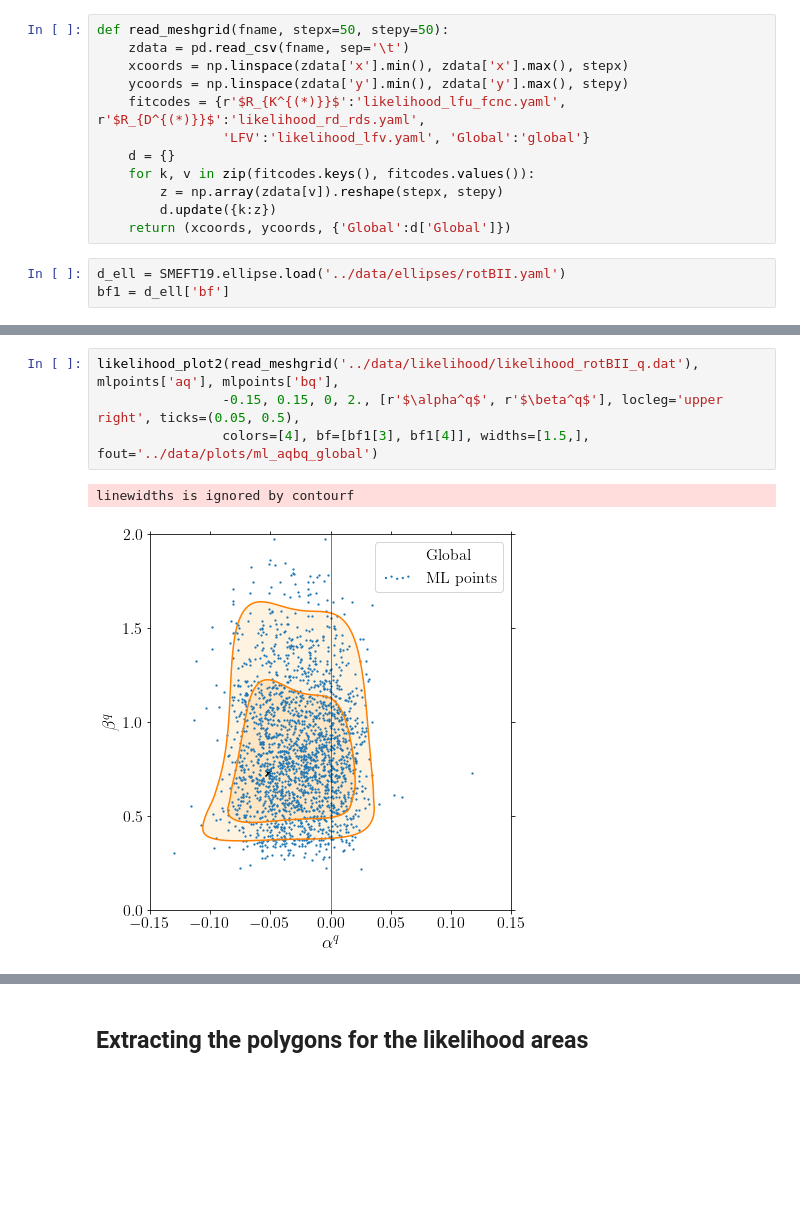
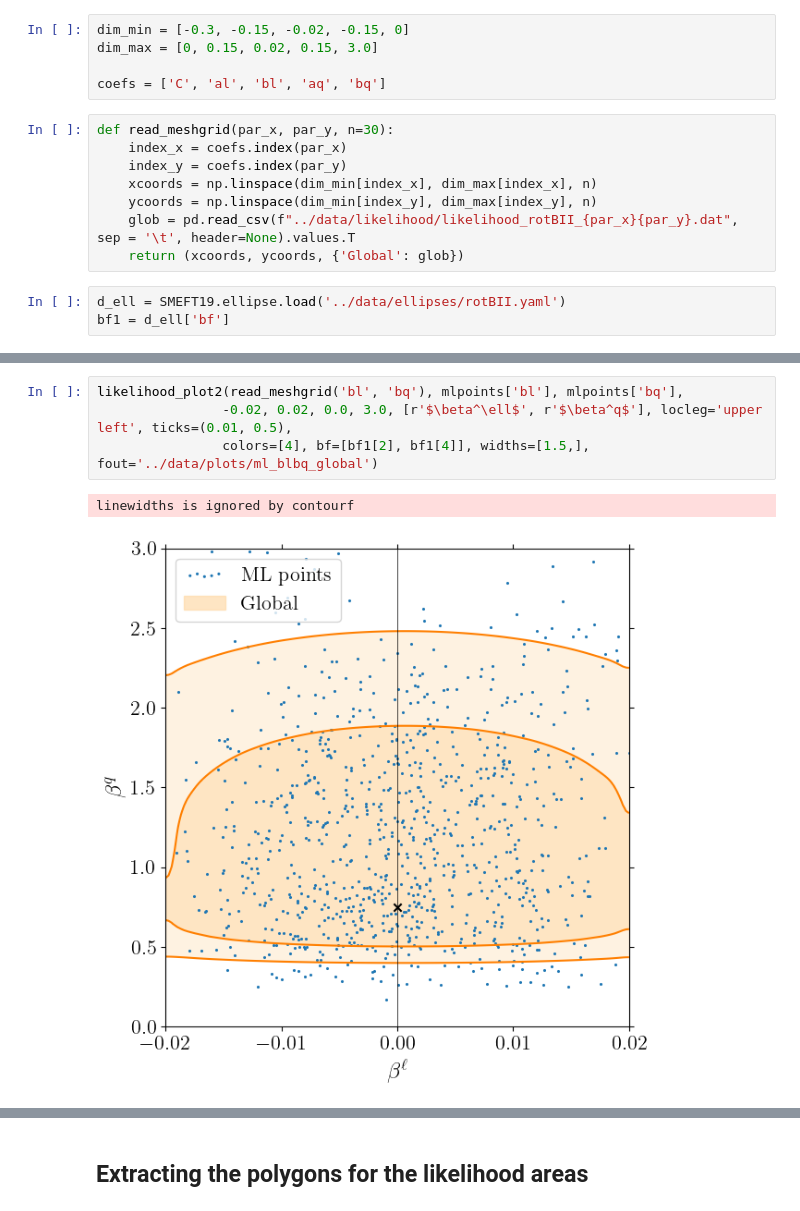
Before and after one commit to Jorge-Alda/SMEFT19-notebooks, a Jupyter notebook: PaperML/07_newplots.ipynb, the cells around one changed output, grey strips where cells are left out. Drawn from its saved outputs; the diff is of its cells as text; blank space fills up the shorter version.

Commit message:
ML plots, finally

```diff
--- a/PaperML/07_newplots.ipynb
+++ b/PaperML/07_newplots.ipynb
@@ -195,15 +196,16 @@ plt.savefig('../data/plots/ml_blbq.pdf')
-# %%
-def read_meshgrid(fname, stepx=50, stepy=50):
-    zdata = pd.read_csv(fname, sep='\t')
-    xcoords = np.linspace(zdata['x'].min(), zdata['x'].max(), stepx)
-    ycoords = np.linspace(zdata['y'].min(), zdata['y'].max(), stepy)
-    fitcodes = {r'$R_{K^{(*)}}$':'likelihood_lfu_fcnc.yaml', r'$R_{D^{(*)}}$':'likelihood_rd_rds.yaml',
-                'LFV':'likelihood_lfv.yaml', 'Global':'global'}
-    d = {}
-    for k, v in zip(fitcodes.keys(), fitcodes.values()):
-        z = np.array(zdata[v]).reshape(stepx, stepy)
-        d.update({k:z})
-    return (xcoords, ycoords, {'Global':d['Global']})
+# %%
+dim_min = [-0.3, -0.15, -0.02, -0.15, 0]
+dim_max = [0, 0.15, 0.02, 0.15, 3.0]
+
+coefs = ['C', 'al', 'bl', 'aq', 'bq']
+# %%
+def read_meshgrid(par_x, par_y, n=30):
+    index_x = coefs.index(par_x)
+    index_y = coefs.index(par_y)
+    xcoords = np.linspace(dim_min[index_x], dim_max[index_x], n)
+    ycoords = np.linspace(dim_min[index_y], dim_max[index_y], n)
+    glob = pd.read_csv(f"../data/likelihood/likelihood_rotBII_{par_x}{par_y}.dat", sep = '\t', header=None).values.T
+    return (xcoords, ycoords, {'Global': glob})
 # %%
 d_ell = SMEFT19.ellipse.load('../data/ellipses/rotBII.yaml')
 bf1 = d_ell['bf']
@@ -363,7 +442,7 @@ linewidths is ignored by contourf
 # %%
-likelihood_plot2(read_meshgrid('../data/likelihood/likelihood_rotBII_q.dat'), mlpoints['aq'], mlpoints['bq'],
-                -0.15, 0.15, 0, 2., [r'$\alpha^q$', r'$\beta^q$'], locleg='upper right', ticks=(0.05, 0.5),
-                colors=[4], bf=[bf1[3], bf1[4]], widths=[1.5,], fout='../data/plots/ml_aqbq_global')
+likelihood_plot2(read_meshgrid('bl', 'bq'), mlpoints['bl'], mlpoints['bq'],
+                -0.02, 0.02, 0.0, 3.0, [r'$\beta^\ell$', r'$\beta^q$'], locleg='upper left', ticks=(0.01, 0.5),
+                colors=[4], bf=[bf1[2], bf1[4]], widths=[1.5,], fout='../data/plots/ml_blbq_global')
 # %% [output]
 linewidths is ignored by contourf
-[figure, old version]
+[figure, new version]
```
Also changed, not shown: parts of 30 cells of this notebook, 47 other files.
